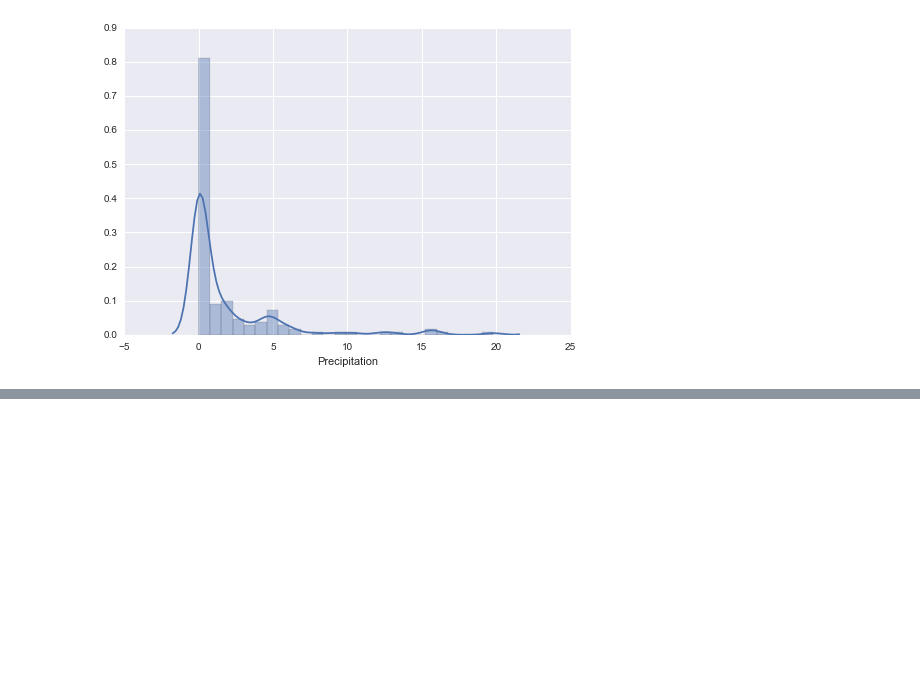
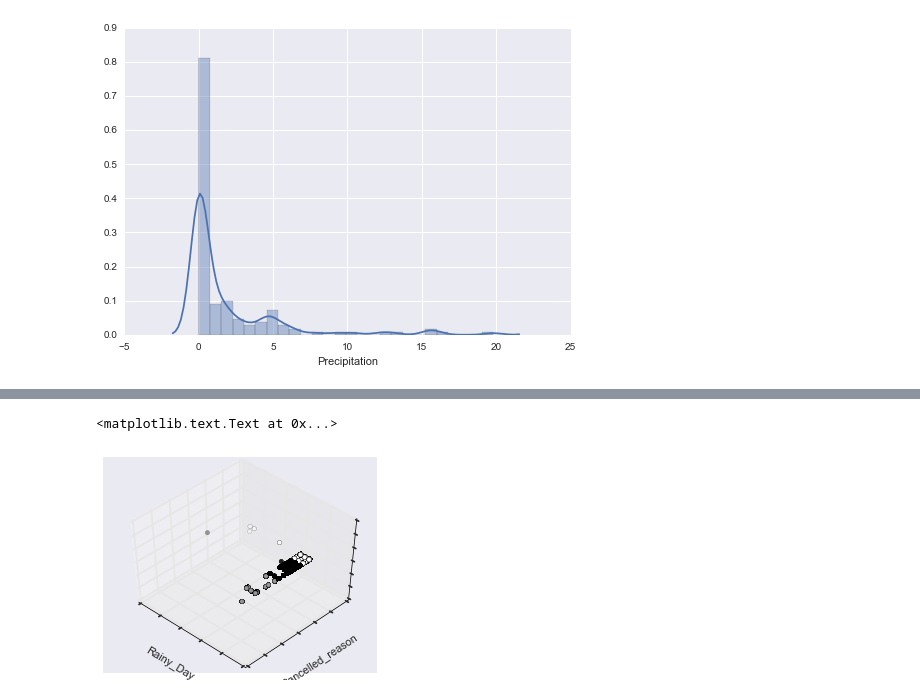
Before and after one commit to Bayakissa/Analytics_Test, a Jupyter notebook: Analytics_Test.ipynb, the cells around one changed output, grey strips where cells are left out. Cells and saved outputs as stored; diff of their text form; code cells hidden in the pictures; blank space fills up the shorter version.

```diff
--- a/Analytics_Test.ipynb
+++ b/Analytics_Test.ipynb
@@ -333,0 +230,34 @@ Based on this results, we could conclude people seem to be more likely to order
+# %%
+cluster_test = cluster_test.drop(['day_x', 'cancelled_reason_y', 'day_y', 'Time'], 1)
+cluster_test = cluster_test.drop(['Rainy_Day'], 1)
+# %%
+cols = list(cluster_test)
+cols.insert((shape(cluster_test)[1])-1, cols.pop(cols.index('user_id')))
+cluster_test = cluster_test.ix[:, cols]
+# %%
+array = cluster_test.values
+X = array[:,0:(shape(cluster_test)[1]-1)]
+# %%
+kmeans = KMeans(n_clusters=3, random_state=0).fit(X)
+# %%
+# 'Precipitation'
+
+fig = plt.figure(1, figsize=(4, 3))
+plt.clf()
+ax = Axes3D(fig, rect=[0, 0, .95, 1], elev=48, azim=134)
+
+plt.cla()
+kmeans.fit(X)
+labels = kmeans.labels_
+
+ax.scatter(X[:, 0], X[:, 1], c=labels.astype(np.float))
+
+ax.w_xaxis.set_ticklabels([])
+ax.w_yaxis.set_ticklabels([])
+ax.w_zaxis.set_ticklabels([])
+ax.set_xlabel('Rainy_Day')
+ax.set_ylabel('Cancelled_reason')
+ax.set_zlabel('user_id')
+# %% [output]
+<matplotlib.text.Text at 0x...>
+[figure, added]
```
Also changed, not shown: parts of 39 cells of this notebook.
